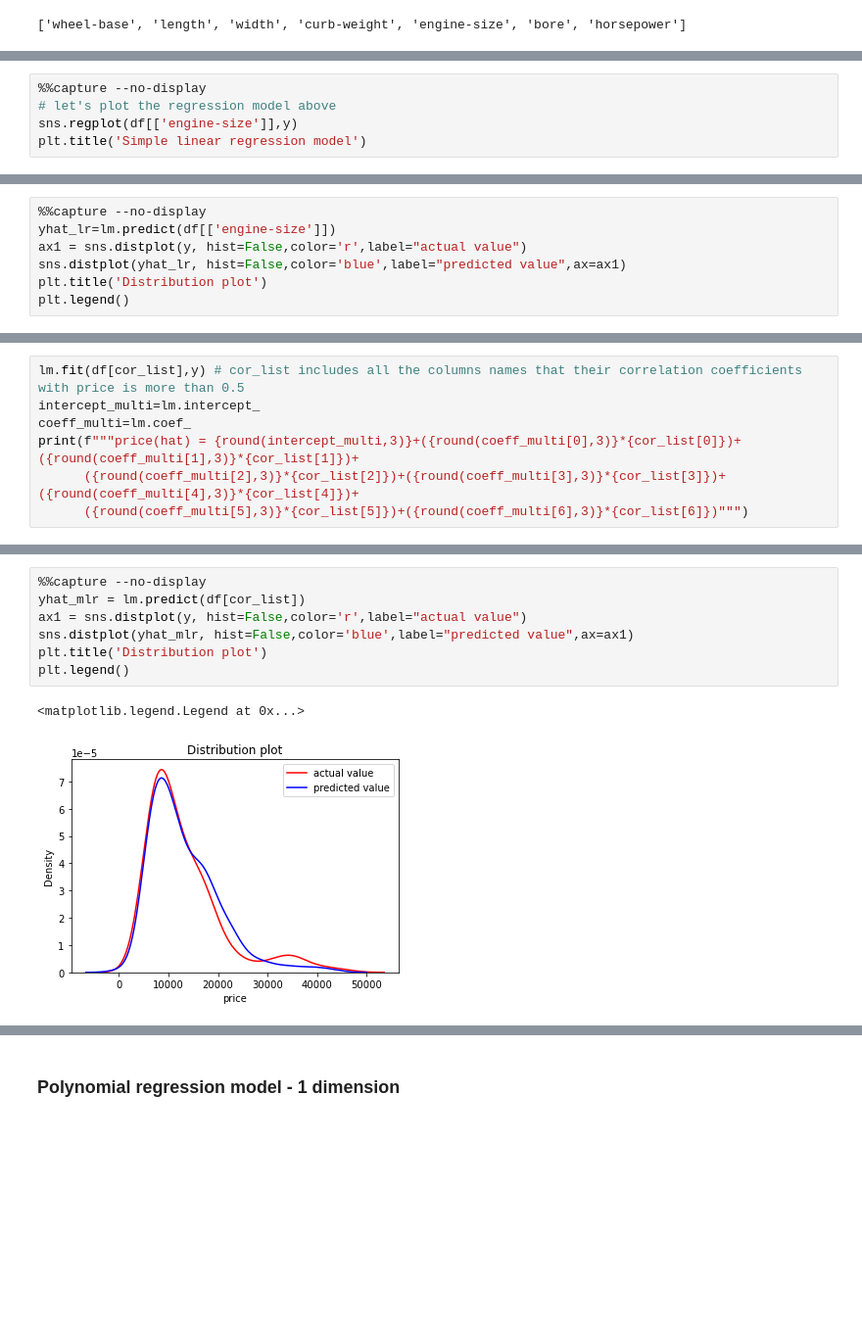
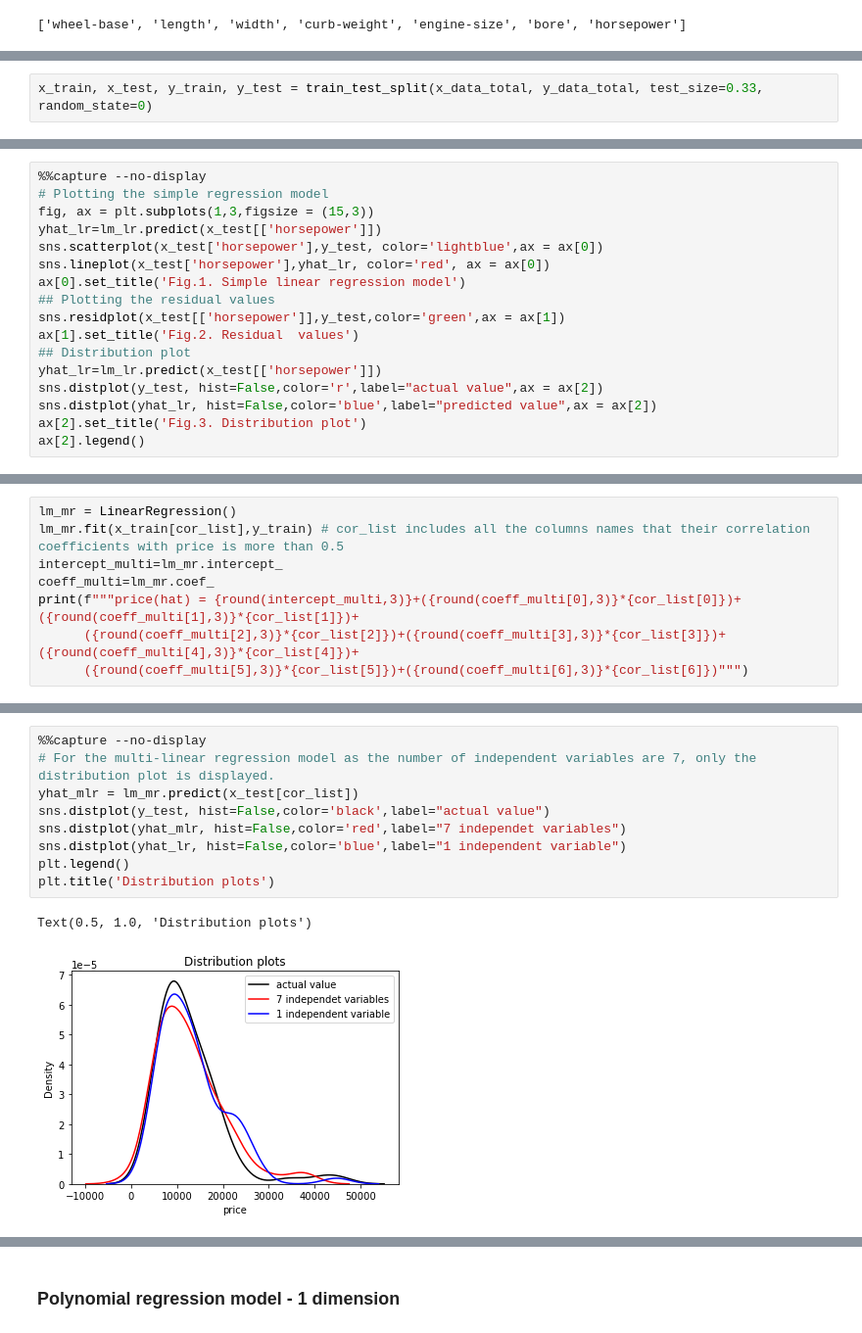
Before and after one commit to Farhad-Davaripour/Step_by_Step_Data_Analysis_Auto_Dataset, a Jupyter notebook: Code_Python.ipynb, the cells around one changed output, grey strips where cells are left out. Shown at 98% size. Saved outputs shown, nothing was run; the diff lists cells and outputs as text; blank space fills up the shorter version.

```diff
--- a/Code_Python.ipynb
+++ b/Code_Python.ipynb
@@ -430,0 +438,2 @@ df_cor[df_cor['price']>0.5].sort_values(by='price').tail(3)
+# %%
+x_train, x_test, y_train, y_test = train_test_split(x_data_total, y_data_total, test_size=0.33, random_state=0)
@@ -442,6 +453,18 @@ price(hat) = -7457.948 + 162.836 * engine-size
 # %%
 %%capture --no-display
-# let's plot the regression model above
-sns.regplot(df[['engine-size']],y)
-plt.title('Simple linear regression model')
+# Plotting the simple regression model
+fig, ax = plt.subplots(1,3,figsize = (15,3))
+yhat_lr=lm_lr.predict(x_test[['horsepower']])
+sns.scatterplot(x_test['horsepower'],y_test, color='lightblue',ax = ax[0])
+sns.lineplot(x_test['horsepower'],yhat_lr, color='red', ax = ax[0])
+ax[0].set_title('Fig.1. Simple linear regression model')
+## Plotting the residual values
+sns.residplot(x_test[['horsepower']],y_test,color='green',ax = ax[1])
+ax[1].set_title('Fig.2. Residual  values')
+## Distribution plot
+yhat_lr=lm_lr.predict(x_test[['horsepower']])
+sns.distplot(y_test, hist=False,color='r',label="actual value",ax = ax[2])
+sns.distplot(yhat_lr, hist=False,color='blue',label="predicted value",ax = ax[2])
+ax[2].set_title('Fig.3. Distribution plot')
+ax[2].legend()
 # %% [output]
@@ -463,7 +474,0 @@ Text(0.5, 1.0, 'Residual  values of the simple regression model')
-# %%
-%%capture --no-display
-yhat_lr=lm.predict(df[['engine-size']])
-ax1 = sns.distplot(y, hist=False,color='r',label="actual value")
-sns.distplot(yhat_lr, hist=False,color='blue',label="predicted value",ax=ax1)
-plt.title('Distribution plot')
-plt.legend()
@@ -479,7 +478,8 @@ plt.legend()
 # %%
-lm.fit(df[cor_list],y) # cor_list includes all the columns names that their correlation coefficients with price is more than 0.5
-intercept_multi=lm.intercept_
-coeff_multi=lm.coef_
+lm_mr = LinearRegression()
+lm_mr.fit(x_train[cor_list],y_train) # cor_list includes all the columns names that their correlation coefficients with price is more than 0.5
+intercept_multi=lm_mr.intercept_
+coeff_multi=lm_mr.coef_
 print(f"""price(hat) = {round(intercept_multi,3)}+({round(coeff_multi[0],3)}*{cor_list[0]})+({round(coeff_multi[1],3)}*{cor_list[1]})+
       ({round(coeff_multi[2],3)}*{cor_list[2]})+({round(coeff_multi[3],3)}*{cor_list[3]})+({round(coeff_multi[4],3)}*{cor_list[4]})+
       ({round(coeff_multi[5],3)}*{cor_list[5]})+({round(coeff_multi[6],3)}*{cor_list[6]})""")
@@ -492,11 +492,13 @@ price(hat) = -16821.181+(86.62*wheel-base)+(-6.686*length)+
 # %%
 %%capture --no-display
-yhat_mlr = lm.predict(df[cor_list])
-ax1 = sns.distplot(y, hist=False,color='r',label="actual value")
-sns.distplot(yhat_mlr, hist=False,color='blue',label="predicted value",ax=ax1)
-plt.title('Distribution plot')
+# For the multi-linear regression model as the number of independent variables are 7, only the distribution plot is displayed.
+yhat_mlr = lm_mr.predict(x_test[cor_list])
+sns.distplot(y_test, hist=False,color='black',label="actual value")
+sns.distplot(yhat_mlr, hist=False,color='red',label="7 independet variables")
+sns.distplot(yhat_lr, hist=False,color='blue',label="1 independent variable")
 plt.legend()
+plt.title('Distribution plots')
 # %% [output]
-<matplotlib.legend.Legend at 0x...>
+Text(0.5, 1.0, 'Distribution plots')
-[figure, old version]
+[figure, new version]
 # %% [markdown]
```
Also changed, not shown: parts of 62 cells of this notebook.
